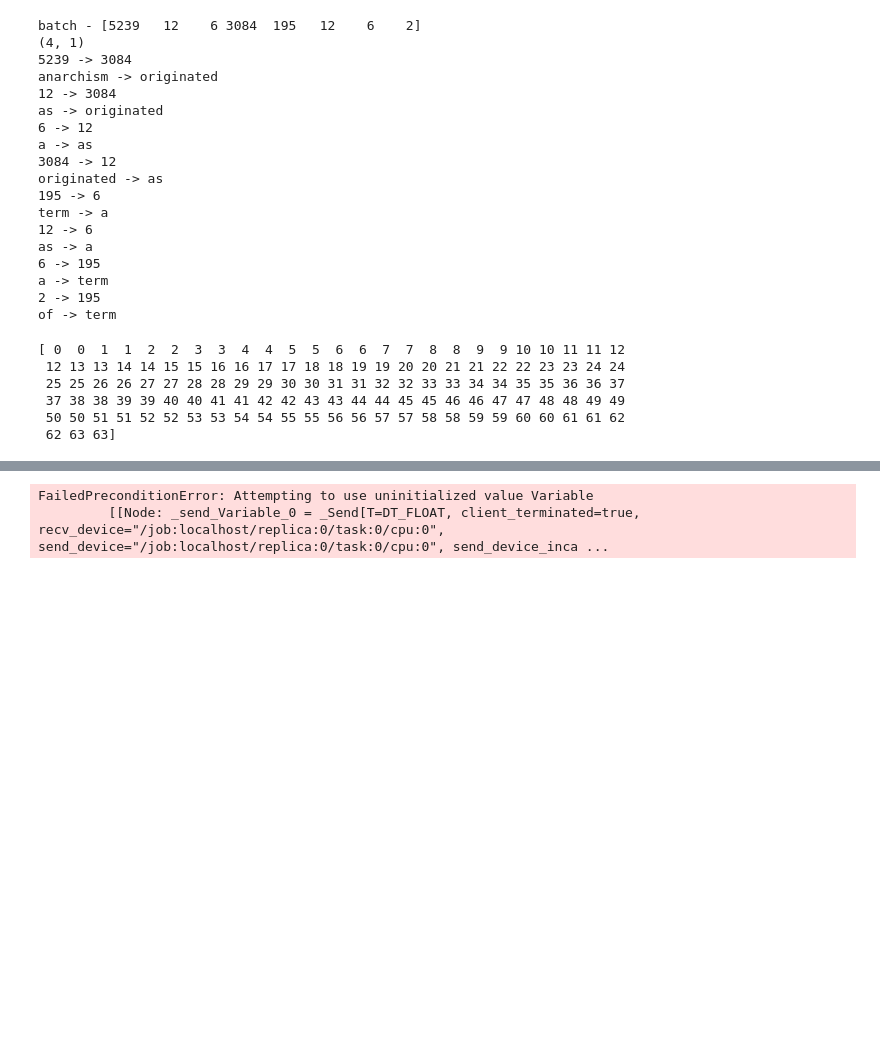
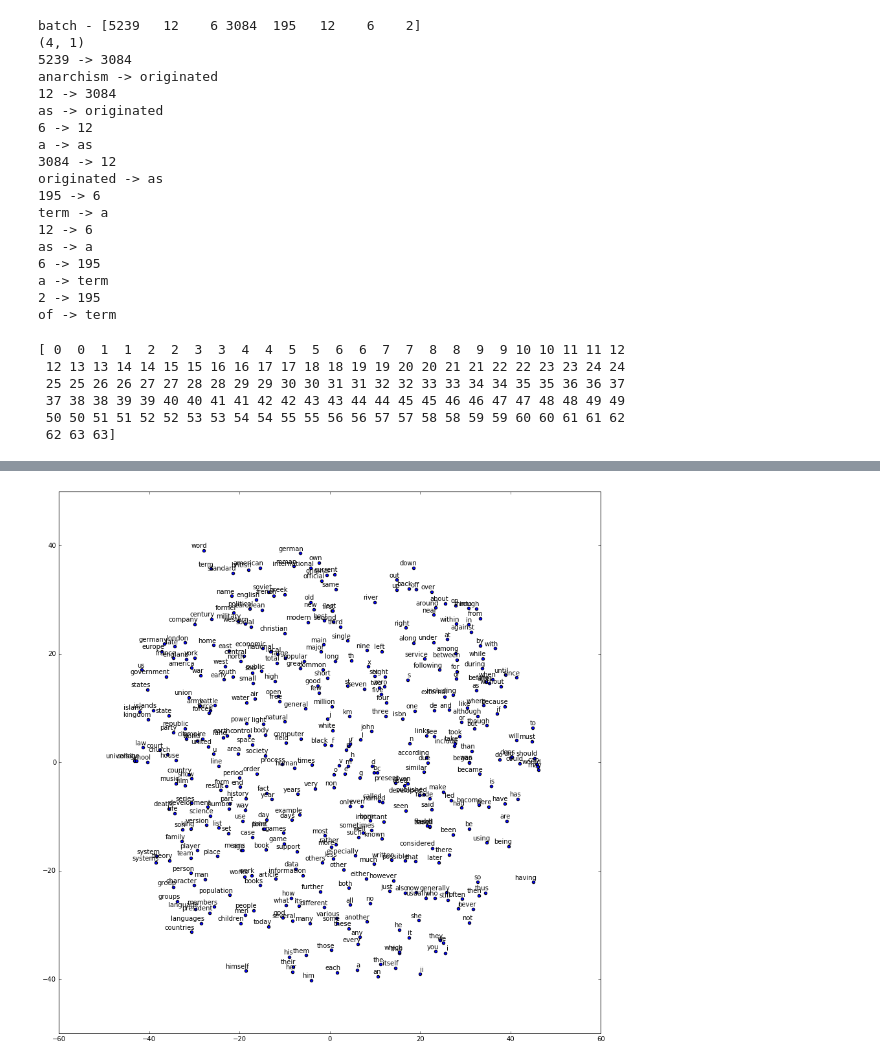
Before and after one commit to zizipha/tensorflow-udacity, a Jupyter notebook: 5_word2vec.ipynb, the cells around one changed output, grey strips where cells are left out. Drawn from its saved outputs; the diff is of its cells as text; code cells hidden in the pictures; blank space fills up the shorter version.

```diff
--- a/5_word2vec.ipynb
+++ b/5_word2vec.ipynb
@@ -493,24 +493,21 @@ Nearest to about: fred, walkers, mitra, conformity, grasses, hamburger, recruitm
 # %%
+%matplotlib inline
 num_points = 400
-
-with tf.Session(graph=graph) as session:
-  final_embeddings = embeddings.eval()
 
 tsne = TSNE(perplexity=30, n_components=2, init='pca', n_iter=5000)
 two_d_embeddings = tsne.fit_transform(final_embeddings[1:num_points+1, :])
 
 def plot(embeddings, labels):
   assert embeddings.shape[0] >= len(labels), 'More labels than embeddings'
   pylab.figure(figsize=(15,15))  # in inches
   for i, label in enumerate(labels):
     x, y = embeddings[i,:]
     pylab.scatter(x, y)
     pylab.annotate(label, xy=(x, y), xytext=(5, 2), textcoords='offset points',
                    ha='right', va='bottom')
   pylab.show()
 
 words = [reverse_dictionary[i] for i in xrange(1, num_points+1)]
 plot(two_d_embeddings, words)
 # %% [output]
-FailedPreconditionError: Attempting to use uninitialized value Variable
-         [[Node: _send_Variable_0 = _Send[T=DT_FLOAT, client_terminated=true, recv_device="/job:localhost/replica:0/task:0/cpu:0", send_device="/job:localhost/replica:0/task:0/cpu:0", send_device_inca ...
+[figure, added]
```
Also changed, not shown: parts of 1 cell of this notebook.
